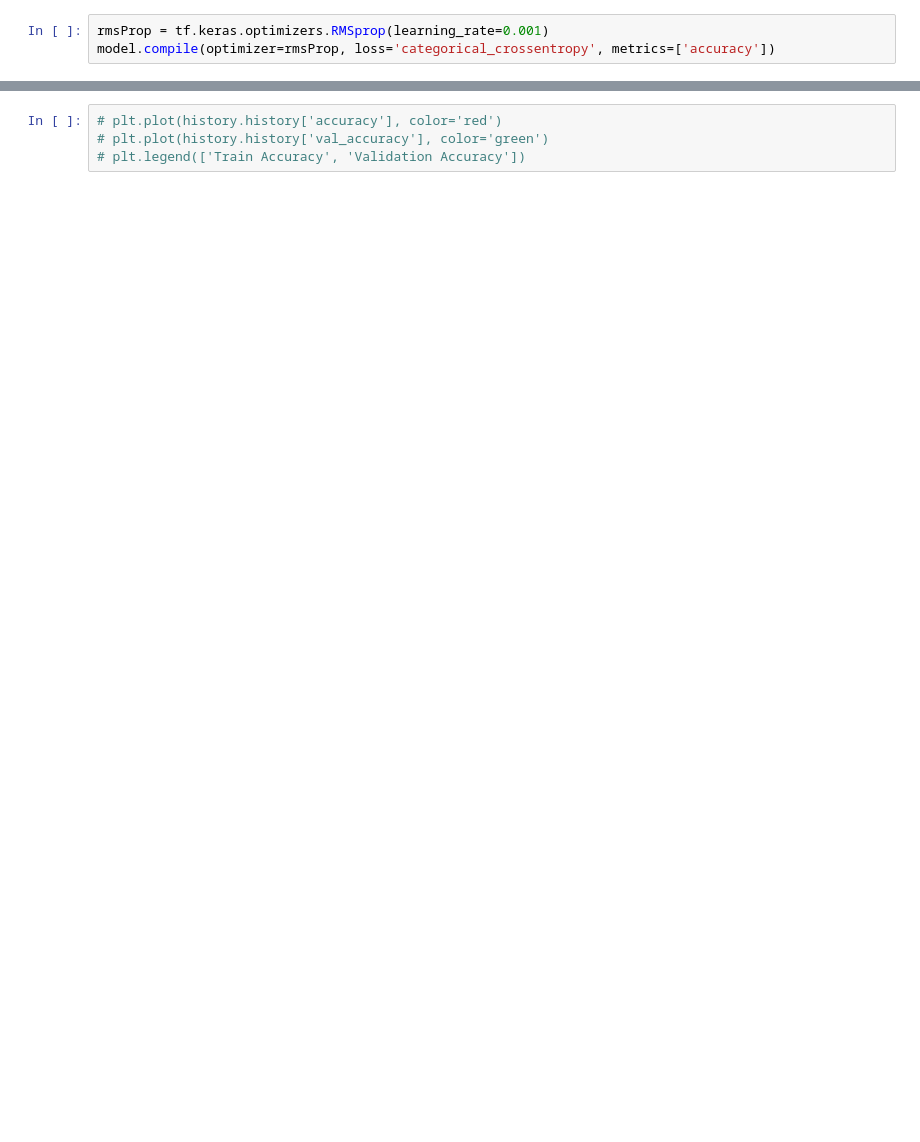
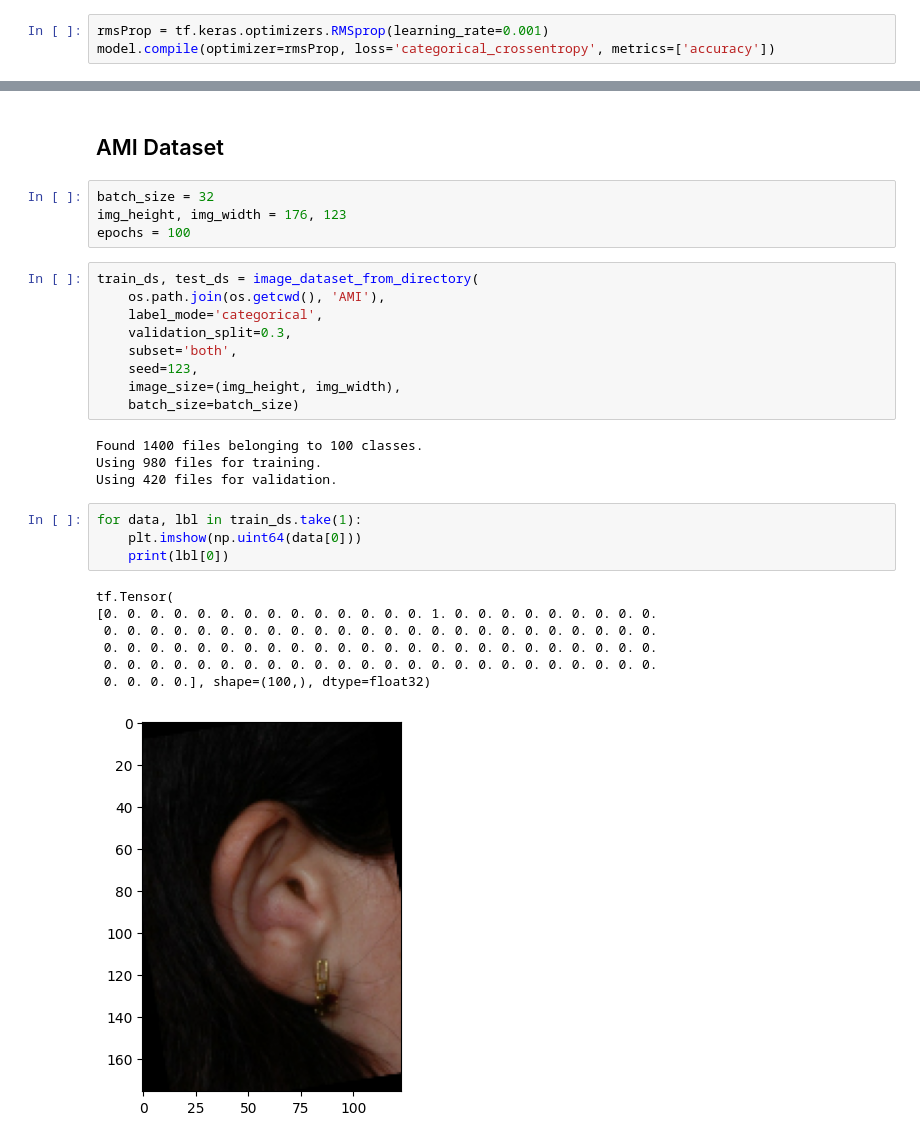
Before and after one commit to Rohanjos97/BioCube, a Jupyter notebook: CNN for ear detection.ipynb, the cells around one changed output, grey strips where cells are left out. Drawn from its saved outputs; the diff is of its cells as text; blank space fills up the shorter version.

Commit message:
added AMI dataset as well

```diff
--- a/CNN for ear detection.ipynb
+++ b/CNN for ear detection.ipynb
@@ -143,4 +145,31 @@ model.evaluate(test_ds)
-# %%
-# plt.plot(history.history['accuracy'], color='red')
-# plt.plot(history.history['val_accuracy'], color='green')
-# plt.legend(['Train Accuracy', 'Validation Accuracy'])
+# %% [markdown]
+## AMI Dataset
+# %%
+batch_size = 32
+img_height, img_width = 176, 123
+epochs = 100
+# %%
+train_ds, test_ds = image_dataset_from_directory(
+    os.path.join(os.getcwd(), 'AMI'),
+    label_mode='categorical',
+    validation_split=0.3,
+    subset='both',
+    seed=123,
+    image_size=(img_height, img_width),
+    batch_size=batch_size)
+# %% [output]
+Found 1400 files belonging to 100 classes.
+Using 980 files for training.
+Using 420 files for validation.
+# %%
+for data, lbl in train_ds.take(1):
+    plt.imshow(np.uint64(data[0]))
+    print(lbl[0])
+# %% [output]
+tf.Tensor(
+[0. 0. 0. 0. 0. 0. 0. 0. 0. 0. 0. 0. 0. 0. 1. 0. 0. 0. 0. 0. 0. 0. 0. 0.
+ 0. 0. 0. 0. 0. 0. 0. 0. 0. 0. 0. 0. 0. 0. 0. 0. 0. 0. 0. 0. 0. 0. 0. 0.
+ 0. 0. 0. 0. 0. 0. 0. 0. 0. 0. 0. 0. 0. 0. 0. 0. 0. 0. 0. 0. 0. 0. 0. 0.
+ 0. 0. 0. 0. 0. 0. 0. 0. 0. 0. 0. 0. 0. 0. 0. 0. 0. 0. 0. 0. 0. 0. 0. 0.
+ 0. 0. 0. 0.], shape=(100,), dtype=float32)
+[figure, added]
```
Also changed, not shown: parts of 14 cells of this notebook.
